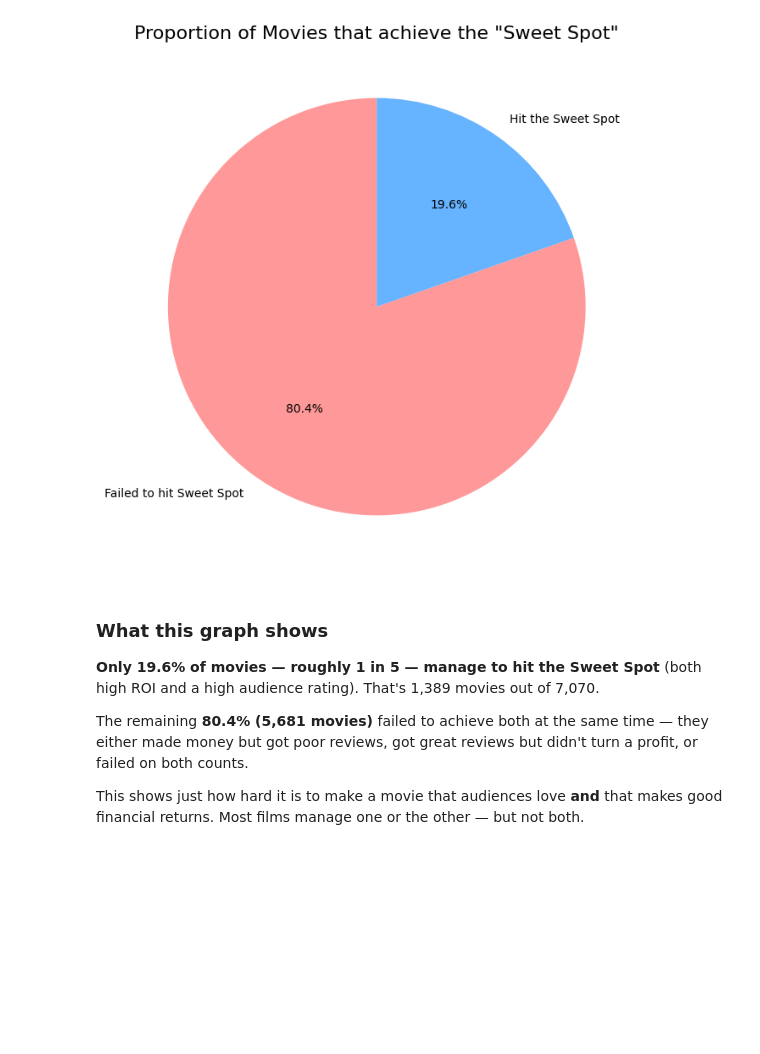
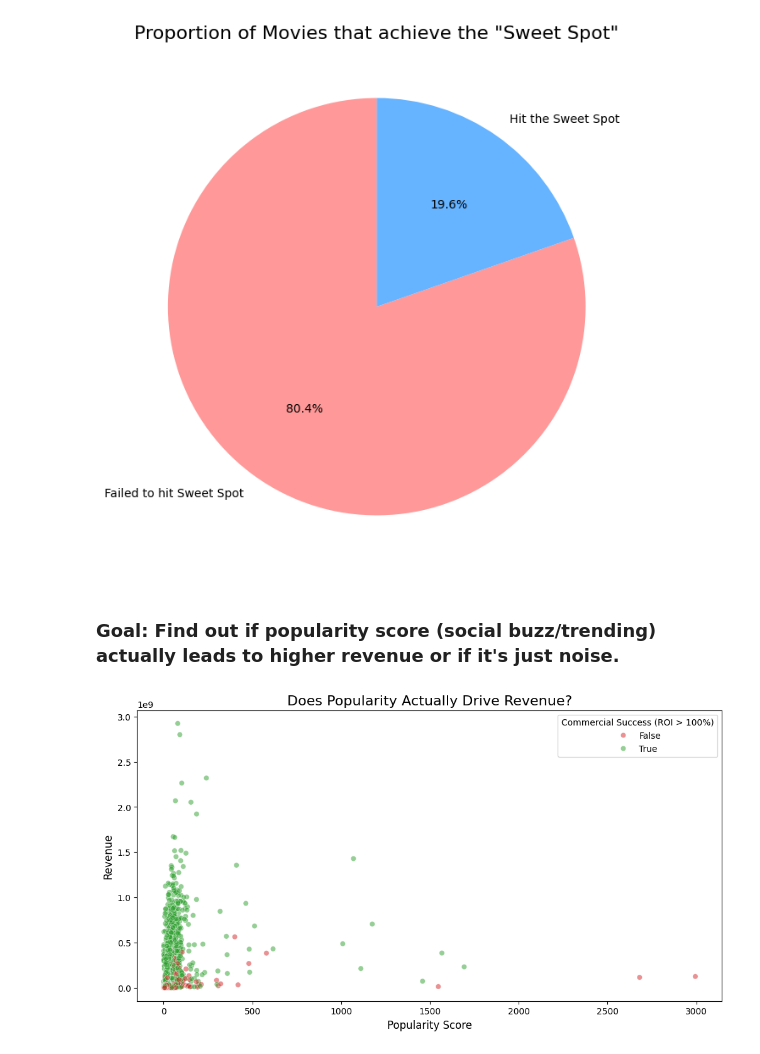
Before and after one commit to anish1206/dv-cp, a Jupyter notebook: eda_visualization.ipynb, the cells around one changed output. Cells and saved outputs as stored; diff of their text form; code cells hidden in the pictures; blank space fills up the shorter version.

Commit message:
Add 7 new EDA visualizations (viz 9 to 15)

```diff
--- a/eda_visualization.ipynb
+++ b/eda_visualization.ipynb
@@ -247,11 +177,18 @@ plt.show()
 # both high ROI and high Ratings. This emphasizes why your playbook is needed!
 # %% [output]
 [figure]
-# %% [markdown]
-### What this graph shows
-
-**Only 19.6% of movies — roughly 1 in 5 — manage to hit the Sweet Spot** (both high ROI and a high audience rating). That's 1,389 movies out of 7,070.
-
-The remaining **80.4% (5,681 movies)** failed to achieve both at the same time — they either made money but got poor reviews, got great reviews but didn't turn a profit, or failed on both counts.
-
-This shows just how hard it is to make a movie that audiences love **and** that makes good financial returns. Most films manage one or the other — but not both.
+# %% [markdown]
+### Goal: Find out if popularity score (social buzz/trending) actually leads to higher revenue or if it's just noise.
+# %%
+plt.figure(figsize=(12, 6))
+
+sns.scatterplot(x='popularity', y='revenue', hue='is_commercial_success',
+                palette={True: '#2ca02c', False: '#d62728'}, alpha=0.5, data=df)
+
+plt.title('Does Popularity Actually Drive Revenue?', fontsize=16)
+plt.xlabel('Popularity Score', fontsize=12)
+plt.ylabel('Revenue', fontsize=12)
+plt.legend(title='Commercial Success (ROI > 100%)')
+plt.show()
+# %% [output]
+[figure, added]
```
Also changed, not shown: parts of 19 cells of this notebook.
